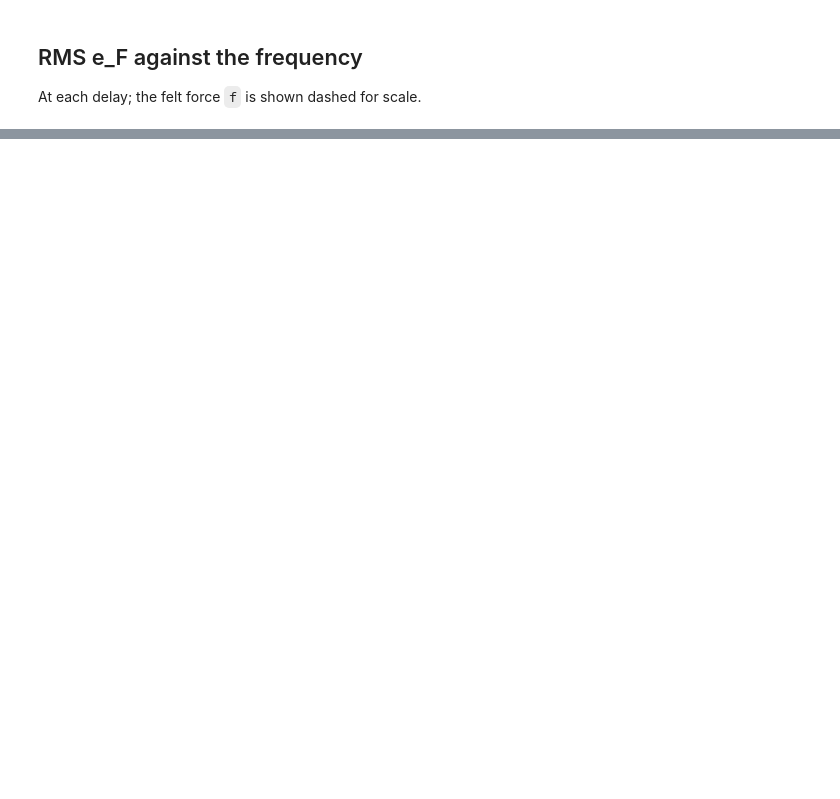
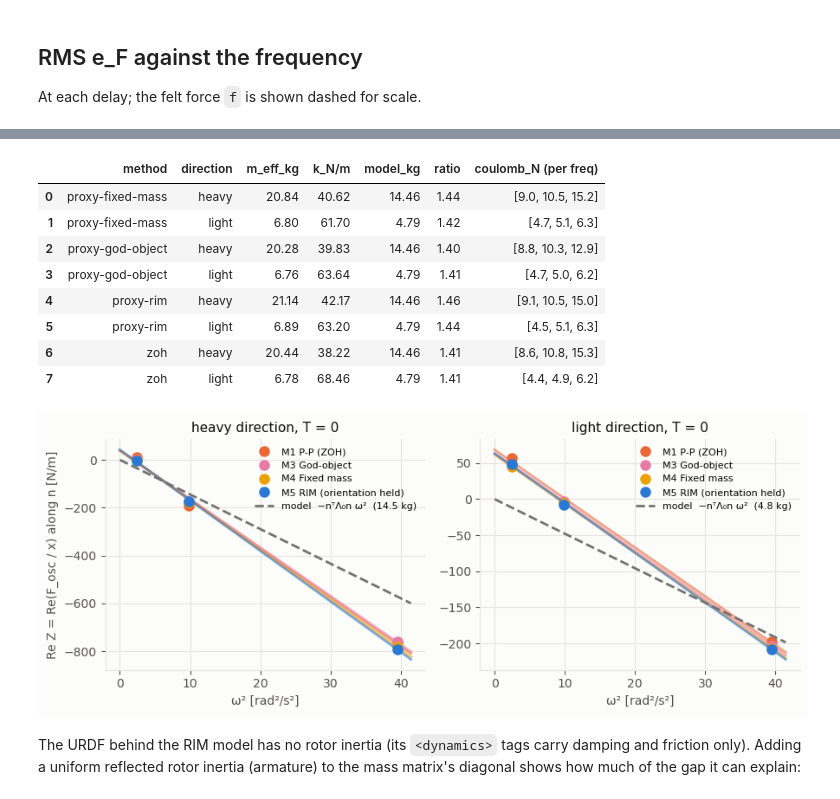
Before and after one commit to McGill-Applied-Dynamics-Lab/adl-ros2, a Jupyter notebook: experiments/rim-delays/exp/e1_free_motion.ipynb, the cells around one changed output, grey strips where cells are left out. Drawn from its saved outputs; the diff is of its cells as text; code cells hidden in the pictures; blank space fills up the shorter version.

```diff
--- a/experiments/rim-delays/exp/e1_free_motion.ipynb
+++ b/experiments/rim-delays/exp/e1_free_motion.ipynb
@@ -91,0 +241,57 @@ fig.tight_layout()
+# %%
+from common import held_mass_with_armature, start_inertia
+from e1_free_motion import START
+
+lam0 = start_inertia(START)
+dirs_n = {"heavy": lam0["eigvecs"][:, 2], "light": lam0["eigvecs"][:, 0]}
+model_mass = {d: float(n @ lam0["Lambda_rim"] @ n) for d, n in dirs_n.items()}
+
+t0 = df[df.rtt.map(P.delay_key) == "0"].copy()
+t0["w2"] = (2 * np.pi * t0.frequency_hz) ** 2
+fit = []
+for (m, d), g in t0.groupby(["method", "direction"]):
+    (k, slope), *_ = np.linalg.lstsq(np.c_[np.ones(len(g)), g.w2], g.ReZ, rcond=None)
+    fit.append(
+        {
+            "method": m,
+            "direction": d,
+            "m_eff_kg": -slope,
+            "k_N/m": k,
+            "model_kg": model_mass[d],
+            "ratio": -slope / model_mass[d],
+            "coulomb_N (per freq)": g.sort_values("w2").coulomb_N.round(1).tolist(),
+        }
+    )
+fit = pd.DataFrame(fit)
+
+fig, axes = plt.subplots(1, 2, figsize=(9, 3.6))
+for ax, d in zip(axes, ["heavy", "light"]):
+    sub = t0[t0.direction == d]
+    w2 = np.linspace(0, sub.w2.max() * 1.05, 50)
+    for m in P.methods_in(sub):
+        s = sub[sub.method == m].sort_values("w2")
+        ax.plot(s.w2, s.ReZ, "o", ms=8, color=P.color(m), label=P.LABELS.get(m, m))
+        r = fit[(fit.method == m) & (fit.direction == d)].iloc[0]
+        ax.plot(w2, r["k_N/m"] - r.m_eff_kg * w2, lw=2, color=P.color(m), alpha=0.6)
+    ax.plot(w2, -model_mass[d] * w2, "--", lw=2, color="0.45", label=f"model  −nᵀΛ₀n ω²  ({model_mass[d]:.1f} kg)")
+    ax.set(title=f"{d} direction, T = 0", xlabel="ω² [rad²/s²]")
+axes[0].set_ylabel("Re Z = Re(F_osc / x) along n [N/m]")
+for ax in axes:
+    ax.legend(fontsize=8, frameon=False)
+fig.tight_layout()
+fit.round(2)
+# %% [output]
+|  | method | direction | m_eff_kg | k_N/m | model_kg | ratio | coulomb_N (per freq) |
+| 0 | proxy-fixed-mass | heavy | 20.84 | 40.62 | 14.46 | 1.44 | [9.0, 10.5, 15.2] |
+| 1 | proxy-fixed-mass | light | 6.80 | 61.70 | 4.79 | 1.42 | [4.7, 5.1, 6.3] |
+| 2 | proxy-god-object | heavy | 20.28 | 39.83 | 14.46 | 1.40 | [8.8, 10.3, 12.9] |
+| 3 | proxy-god-object | light | 6.76 | 63.64 | 4.79 | 1.41 | [4.7, 5.0, 6.2] |
+| 4 | proxy-rim | heavy | 21.14 | 42.17 | 14.46 | 1.46 | [9.1, 10.5, 15.0] |
+| 5 | proxy-rim | light | 6.89 | 63.20 | 4.79 | 1.44 | [4.5, 5.1, 6.3] |
+| 6 | zoh | heavy | 20.44 | 38.22 | 14.46 | 1.41 | [8.6, 10.8, 15.3] |
+| 7 | zoh | light | 6.78 | 68.46 | 4.79 | 1.41 | [4.4, 4.9, 6.2] |
+[figure, added]
+# %% [markdown]
+The URDF behind the RIM model has no rotor inertia (its `<dynamics>` tags carry damping and friction
+only). Adding a uniform reflected rotor inertia (armature) to the mass matrix's diagonal shows how
+much of the gap it can explain:
```
Also changed, not shown: parts of 14 cells of this notebook, 20 other files.
